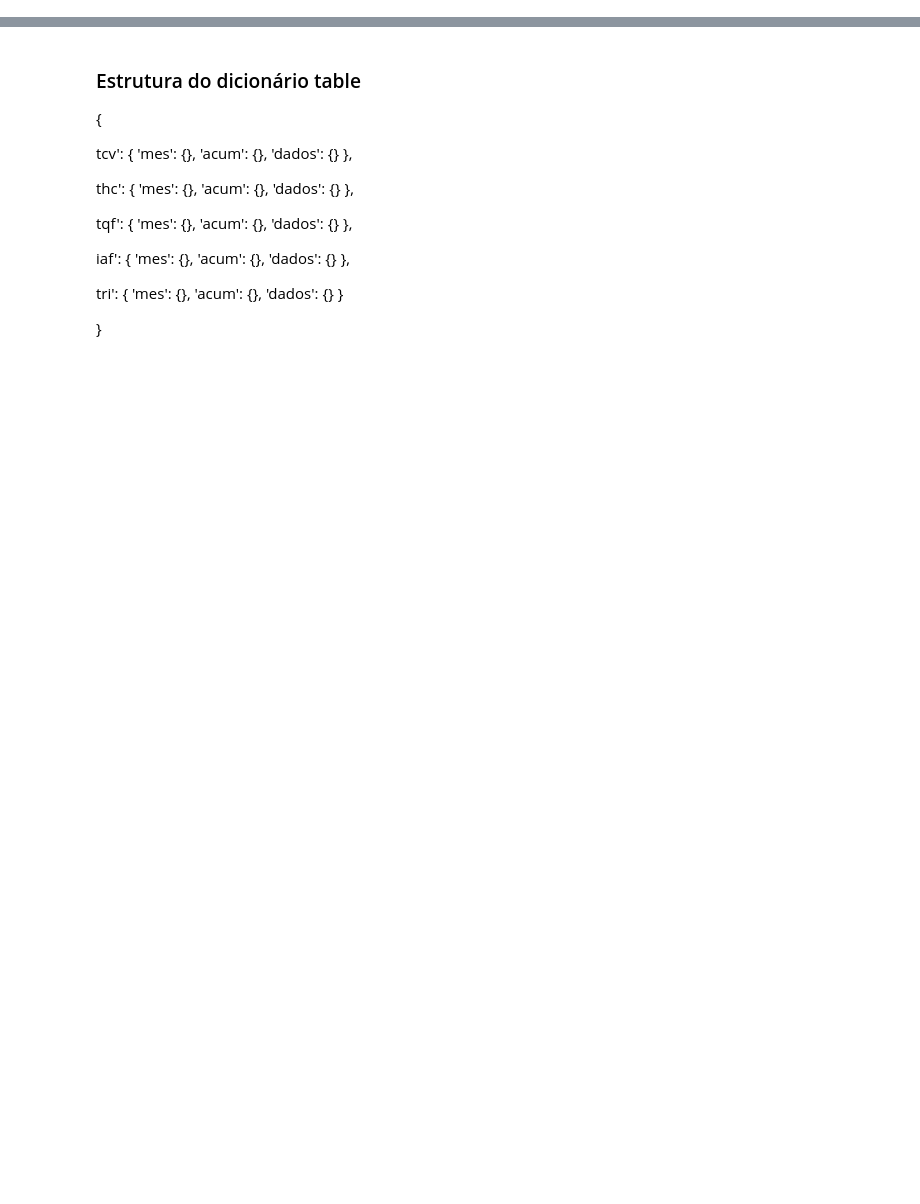
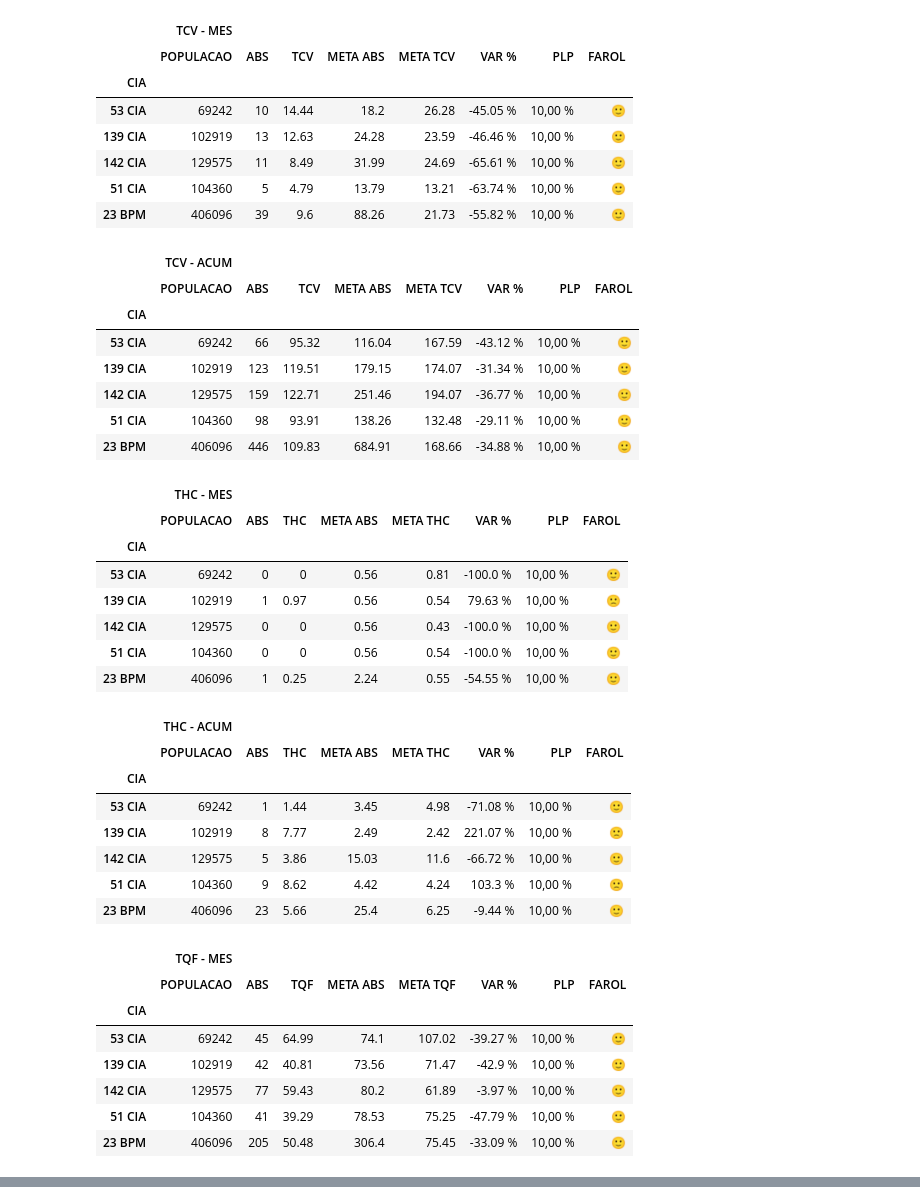
Before and after one commit to WENDEL4891/gdo-pandas, a Jupyter notebook: Dados do Armazém.ipynb, the cells around one changed output, grey strips where cells are left out. Saved outputs shown, nothing was run; the diff lists cells and outputs as text; code cells hidden in the pictures; blank space fills up the shorter version.

Commit message:
Além de estar obtendo as tabelas do Armazém, o 'Notebook Dados Armazém' está exibindo faróis atualizados, com as cores e 'carinhas' correspondentes.

```diff
--- a/Dados do Armazém.ipynb
+++ b/Dados do Armazém.ipynb
@@ -1,3 +4,5 @@
 # %%
-mes=4
+mes=5
+dia=19
 %run -i funcs_armazem.py
+# %% [output]
@@ -3,0 +13,40 @@ mes=4
+|  | TCV - MES |  |  |  |  |  |  |  |
+|  | POPULACAO | ABS | TCV | META ABS | META TCV | VAR % | PLP | FAROL |
+| CIA |  |  |  |  |  |  |  |  |
+| 53 CIA | 69242 | 10 | 14.44 | 18.2 | 26.28 | -45.05 % | 10,00 % | 🙂 |
+| 139 CIA | 102919 | 13 | 12.63 | 24.28 | 23.59 | -46.46 % | 10,00 % | 🙂 |
+| 142 CIA | 129575 | 11 | 8.49 | 31.99 | 24.69 | -65.61 % | 10,00 % | 🙂 |
+| 51 CIA | 104360 | 5 | 4.79 | 13.79 | 13.21 | -63.74 % | 10,00 % | 🙂 |
+| 23 BPM | 406096 | 39 | 9.6 | 88.26 | 21.73 | -55.82 % | 10,00 % | 🙂 |
+|  | TCV - ACUM |  |  |  |  |  |  |  |
+|  | POPULACAO | ABS | TCV | META ABS | META TCV | VAR % | PLP | FAROL |
+| CIA |  |  |  |  |  |  |  |  |
+| 53 CIA | 69242 | 66 | 95.32 | 116.04 | 167.59 | -43.12 % | 10,00 % | 🙂 |
+| 139 CIA | 102919 | 123 | 119.51 | 179.15 | 174.07 | -31.34 % | 10,00 % | 🙂 |
+| 142 CIA | 129575 | 159 | 122.71 | 251.46 | 194.07 | -36.77 % | 10,00 % | 🙂 |
+| 51 CIA | 104360 | 98 | 93.91 | 138.26 | 132.48 | -29.11 % | 10,00 % | 🙂 |
+| 23 BPM | 406096 | 446 | 109.83 | 684.91 | 168.66 | -34.88 % | 10,00 % | 🙂 |
+|  | THC - MES |  |  |  |  |  |  |  |
+|  | POPULACAO | ABS | THC | META ABS | META THC | VAR % | PLP | FAROL |
+| CIA |  |  |  |  |  |  |  |  |
+| 53 CIA | 69242 | 0 | 0 | 0.56 | 0.81 | -100.0 % | 10,00 % | 🙂 |
+| 139 CIA | 102919 | 1 | 0.97 | 0.56 | 0.54 | 79.63 % | 10,00 % | 🙁 |
+| 142 CIA | 129575 | 0 | 0 | 0.56 | 0.43 | -100.0 % | 10,00 % | 🙂 |
+| 51 CIA | 104360 | 0 | 0 | 0.56 | 0.54 | -100.0 % | 10,00 % | 🙂 |
+| 23 BPM | 406096 | 1 | 0.25 | 2.24 | 0.55 | -54.55 % | 10,00 % | 🙂 |
+|  | THC - ACUM |  |  |  |  |  |  |  |
+|  | POPULACAO | ABS | THC | META ABS | META THC | VAR % | PLP | FAROL |
+| CIA |  |  |  |  |  |  |  |  |
+| 53 CIA | 69242 | 1 | 1.44 | 3.45 | 4.98 | -71.08 % | 10,00 % | 🙂 |
+| 139 CIA | 102919 | 8 | 7.77 | 2.49 | 2.42 | 221.07 % | 10,00 % | 🙁 |
+| 142 CIA | 129575 | 5 | 3.86 | 15.03 | 11.6 | -66.72 % | 10,00 % | 🙂 |
+| 51 CIA | 104360 | 9 | 8.62 | 4.42 | 4.24 | 103.3 % | 10,00 % | 🙁 |
+| 23 BPM | 406096 | 23 | 5.66 | 25.4 | 6.25 | -9.44 % | 10,00 % | 🙂 |
+|  | TQF - MES |  |  |  |  |  |  |  |
+|  | POPULACAO | ABS | TQF | META ABS | META TQF | VAR % | PLP | FAROL |
+| CIA |  |  |  |  |  |  |  |  |
+| 53 CIA | 69242 | 45 | 64.99 | 74.1 | 107.02 | -39.27 % | 10,00 % | 🙂 |
+| 139 CIA | 102919 | 42 | 40.81 | 73.56 | 71.47 | -42.9 % | 10,00 % | 🙂 |
+| 142 CIA | 129575 | 77 | 59.43 | 80.2 | 61.89 | -3.97 % | 10,00 % | 🙂 |
+| 51 CIA | 104360 | 41 | 39.29 | 78.53 | 75.25 | -47.79 % | 10,00 % | 🙂 |
+| 23 BPM | 406096 | 205 | 50.48 | 306.4 | 75.45 | -33.09 % | 10,00 % | 🙂 |
@@ -4,10 +92,0 @@ mes=4
-# %% [markdown]
-### Estrutura do dicionário table
-
-{ <br />
-    <p style='margin:04px  30px;'>tcv': { 'mes': {}, 'acum': {}, 'dados': {} }, </p>
-    <p style='margin:04px  30px;'>thc': { 'mes': {}, 'acum': {}, 'dados': {} }, </p>
-    <p style='margin:04px  30px;'>tqf': { 'mes': {}, 'acum': {}, 'dados': {} }, </p>
-    <p style='margin:04px  30px;'>iaf': { 'mes': {}, 'acum': {}, 'dados': {} }, </p>
-    <p style='margin:04px  30px;'>tri': { 'mes': {}, 'acum': {}, 'dados': {} }  </p>
-}
```
Also changed, not shown: parts of 5 cells of this notebook, 3 other files.
